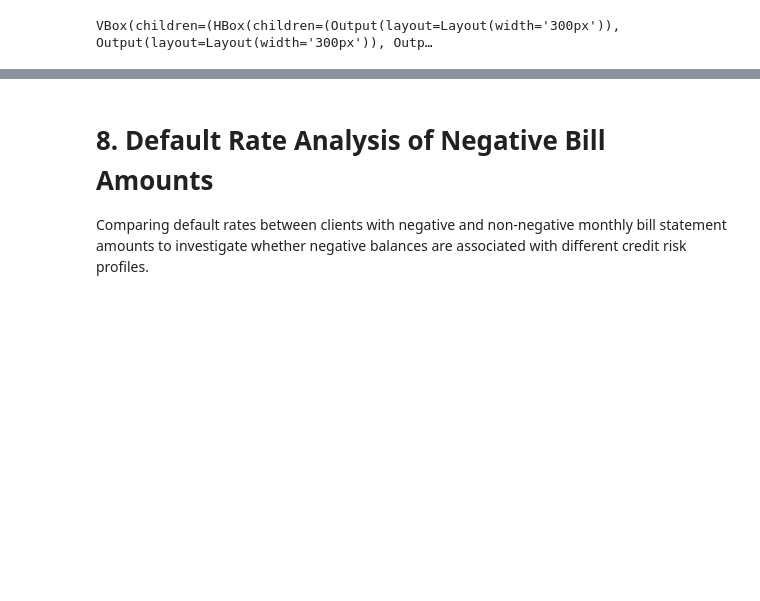
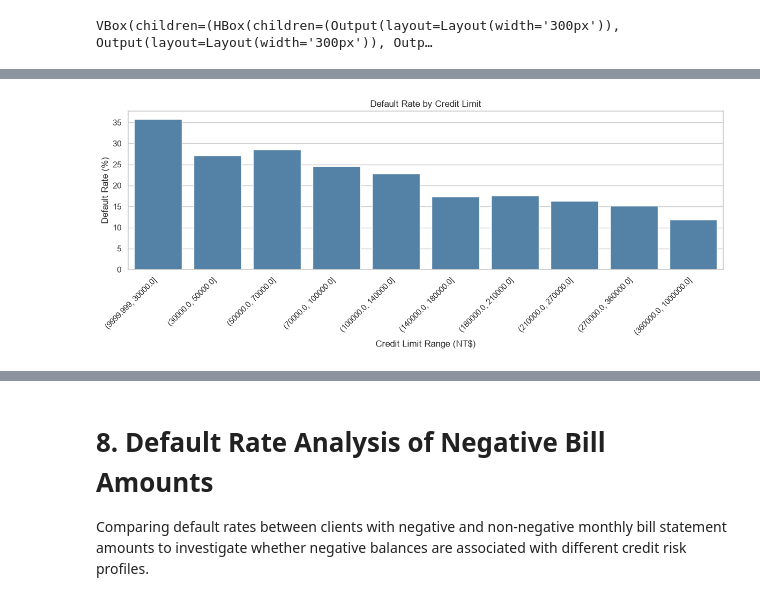
Before and after one commit to rafaelpd887/credit-pd, a Jupyter notebook: notebooks/02_bivariate_analysis.ipynb, the cells around one changed output, grey strips where cells are left out. Saved outputs shown, nothing was run; the diff lists cells and outputs as text; code cells hidden in the pictures; blank space fills up the shorter version.

```diff
--- a/notebooks/02_bivariate_analysis.ipynb
+++ b/notebooks/02_bivariate_analysis.ipynb
@@ -69,0 +322,19 @@ VBox(children=(HBox(children=(Output(layout=Layout(width='300px')), Output(layou
+# %%
+limit_bins = pd.qcut(
+    df["LIMIT_BAL"],
+    q=10,
+    duplicates="drop"
+)
+
+result = (
+    df.groupby(limit_bins, observed=True)["Y"]
+    .agg(["count", "mean"])
+    .rename(columns={
+        "count": "number_of_clients",
+        "mean": "default_rate"
+    })
+)
+
+result["default_rate"] *= 100
+
+display(result.round(2))
@@ -69,0 +354,21 @@ VBox(children=(HBox(children=(Output(layout=Layout(width='300px')), Output(layou
+# %%
+plot_data = result.reset_index()
+
+plt.figure(figsize=(12, 5))
+
+sns.barplot(
+    data=plot_data,
+    x="LIMIT_BAL",
+    y="default_rate",
+    color="steelblue"
+)
+
+plt.title("Default Rate by Credit Limit")
+plt.xlabel("Credit Limit Range (NT$)")
+plt.ylabel("Default Rate (%)")
+plt.xticks(rotation=45, ha="right")
+
+plt.tight_layout()
+plt.show()
+# %% [output]
+[figure, added]
```
Also changed, not shown: parts of 20 cells of this notebook, 2 other files.
